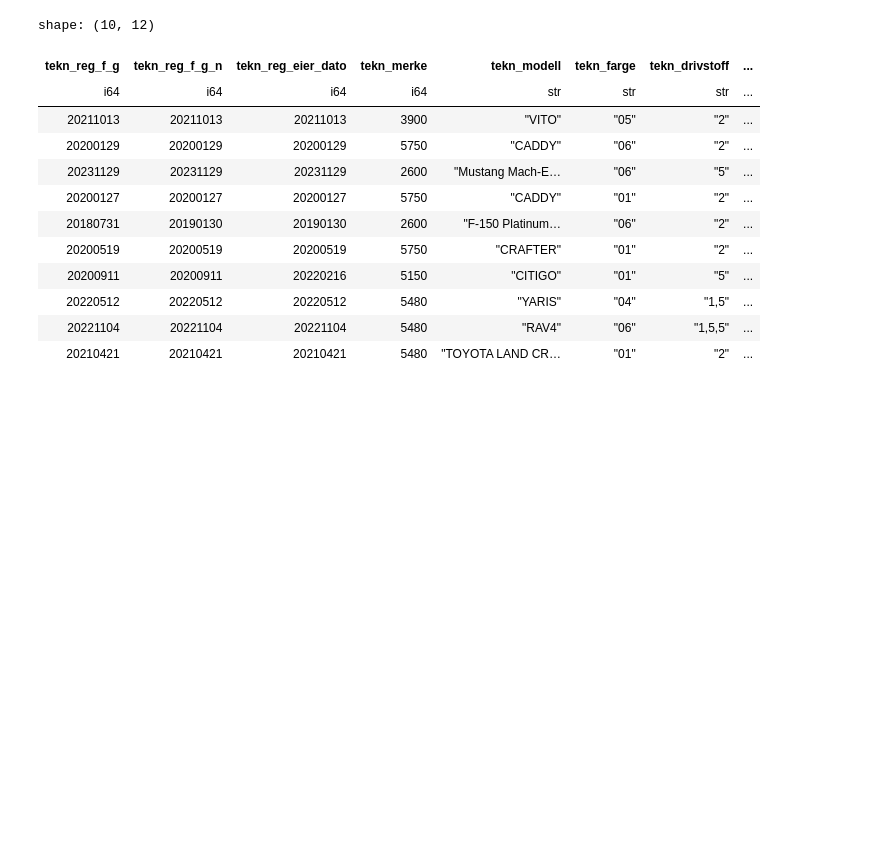
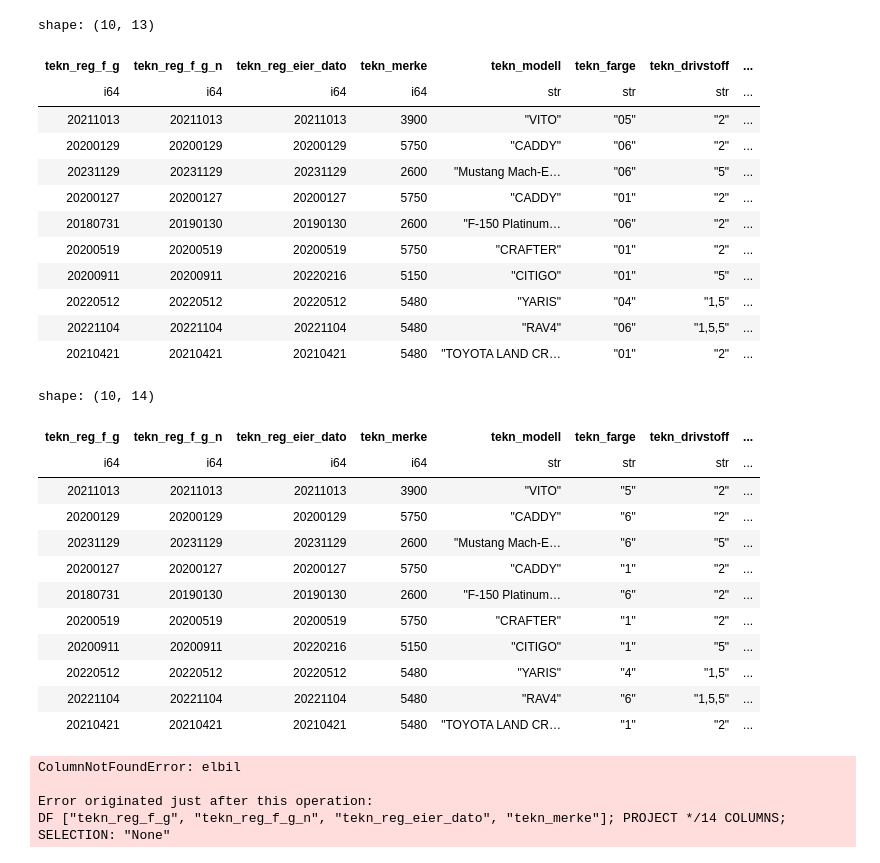
Before and after one commit to AlbertAsmervik/DAT2000, a Jupyter notebook: prepp.ipynb, the cells around one changed output. Cells and saved outputs as stored; diff of their text form; code cells hidden in the pictures; blank space fills up the shorter version.

```diff
--- a/prepp.ipynb
+++ b/prepp.ipynb
@@ -23,11 +47,13 @@ shape: (10, 11)
 # %%
+#Gjør tilsvarende for “neste_pkk” og “tekn_reg_eier_dato”
 pl_df = pl_df.with_columns([
-    pl.col("tekn_reg_f_g_n").cast(str).str.strptime(pl.Date, "%Y%m%d").alias("Date")
+    pl.col("tekn_neste_pkk").str.strptime(pl.Datetime, "%Y%m%d").alias("tekn_neste_pkk"),
+
 ])
 
 pl_df
 # %% [output]
-shape: (10, 12)
+shape: (10, 13)
 | tekn_reg_f_g | tekn_reg_f_g_n | tekn_reg_eier_dato | tekn_merke | tekn_modell | tekn_farge | tekn_drivstoff | ... |
 | i64 | i64 | i64 | i64 | str | str | str | ... |
 | 20211013 | 20211013 | 20211013 | 3900 | "VITO" | "05" | "2" | ... |
@@ -40,3 +66,69 @@ shape: (10, 12)
 | 20220512 | 20220512 | 20220512 | 5480 | "YARIS" | "04" | "1,5" | ... |
 | 20221104 | 20221104 | 20221104 | 5480 | "RAV4" | "06" | "1,5,5" | ... |
 | 20210421 | 20210421 | 20210421 | 5480 | "TOYOTA LAND CR… | "01" | "2" | ... |
+# %%
+"""
+Join inn navnet på fargen, det vil si, join “tekn_farge” med “kode” i fargekode.csv.
+Pass på at du ikke mister noen biler som vi ikke vet fargen på.
+"""
+
+# Les inn dataene fra parquet-filen
+kjoretoy_df = pl.scan_parquet("filer/kjoretoyinfo_fra_2000.parquet").head(10).collect()
+
+# Les inn de første 10 radene fra CSV-filen med semikolon som skilletegn
+fargekode_df = pl.scan_csv("filer/fargekode.csv", separator=";", truncate_ragged_lines=True).head(10).collect()
+
+kjoretoy_df = kjoretoy_df.with_columns(
+    kjoretoy_df["tekn_farge"].str.strip_chars("0")
+)
+
+# Konverter "kode" til streng og gi den et annet navn
+fargekode_df = fargekode_df.select([
+    pl.col("*"),
+    pl.col("kode").cast(pl.String).alias("fargekode")  # Konverter "kode" til streng
+])
+
+# Utfør venstre join basert på kolonnene tekn_farge og kode
+joined_df = kjoretoy_df.join(
+    fargekode_df,
+    left_on="tekn_farge",  # Kolonnenavn i kjoretoy_df
+    right_on="fargekode",  # Kolonnenavn i fargekode_df
+    how="left"
+
+)
+
+joined_df = joined_df.with_columns(
+    "beskrivelse",
+    pl.when(joined_df["kode"].is_null()).then(pl.lit("Ukjent farge")).otherwise(joined_df["beskrivelse"])
+)
+
+
+# Vis de første 10 radene av resultatet
+joined_df
+# %% [output]
+shape: (10, 14)
+| tekn_reg_f_g | tekn_reg_f_g_n | tekn_reg_eier_dato | tekn_merke | tekn_modell | tekn_farge | tekn_drivstoff | ... |
+| i64 | i64 | i64 | i64 | str | str | str | ... |
+| 20211013 | 20211013 | 20211013 | 3900 | "VITO" | "5" | "2" | ... |
+| 20200129 | 20200129 | 20200129 | 5750 | "CADDY" | "6" | "2" | ... |
+| 20231129 | 20231129 | 20231129 | 2600 | "Mustang Mach-E… | "6" | "5" | ... |
+| 20200127 | 20200127 | 20200127 | 5750 | "CADDY" | "1" | "2" | ... |
+| 20180731 | 20190130 | 20190130 | 2600 | "F-150 Platinum… | "6" | "2" | ... |
+| 20200519 | 20200519 | 20200519 | 5750 | "CRAFTER" | "1" | "2" | ... |
+| 20200911 | 20200911 | 20220216 | 5150 | "CITIGO" | "1" | "5" | ... |
+| 20220512 | 20220512 | 20220512 | 5480 | "YARIS" | "4" | "1,5" | ... |
+| 20221104 | 20221104 | 20221104 | 5480 | "RAV4" | "6" | "1,5,5" | ... |
+| 20210421 | 20210421 | 20210421 | 5480 | "TOYOTA LAND CR… | "1" | "2" | ... |
+# %%
+#Lag en kolonne “elbil” som er sann hvis drivstofftypen er kun elektrisk, false ellers.
+
+joined_df = joined_df.with_columns(
+    "elbil",
+    pl.when(joined_df["tekn_drivstoff"] == "5").then(True).otherwise(False)
+)
+joined_df
+# %% [output]
+ColumnNotFoundError: elbil
+
+Error originated just after this operation:
+DF ["tekn_reg_f_g", "tekn_reg_f_g_n", "tekn_reg_eier_dato", "tekn_merke"]; PROJECT */14 COLUMNS; SELECTION: "None"
```
Also changed, not shown: parts of 4 cells of this notebook.
